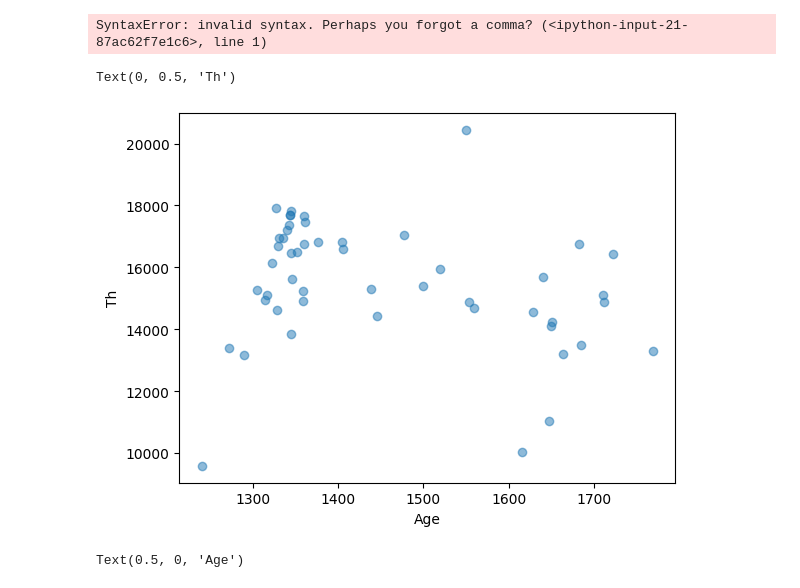
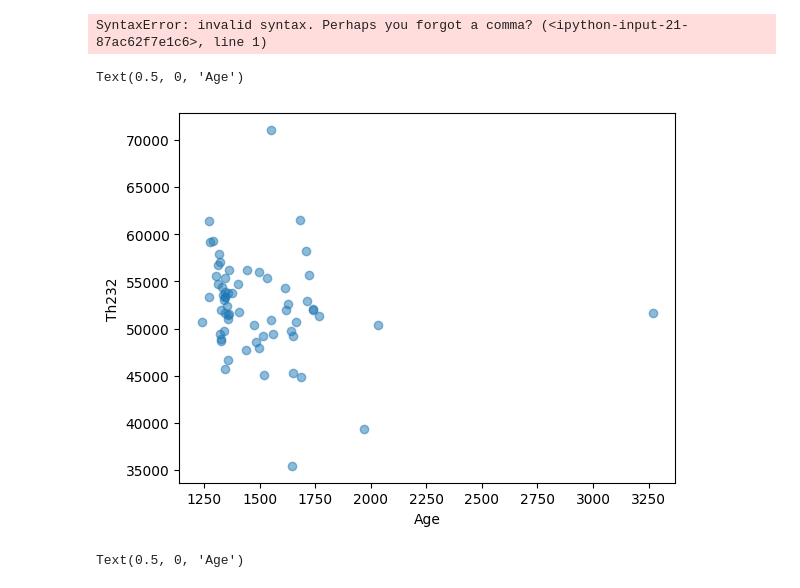
Before and after one commit to Neersha/Machine-learning, a Jupyter notebook: Monazite_Machine_Learning_python.ipynb, the cells around one changed output. Drawn from its saved outputs; the diff is of its cells as text; code cells hidden in the pictures.

```diff
--- a/Monazite_Machine_Learning_python.ipynb
+++ b/Monazite_Machine_Learning_python.ipynb
@@ -1273,6 +1273,6 @@ import pandas as pd
 import matplotlib.pyplot as plt
 import seaborn as sns
 # %%
-df1=pd.read_excel("sciadv.abm2689_data_s1.xlsx")
+df1=pd.read_excel("PCA.xlsx")
 df1.head()
 # %% [output]
@@ -1461,12 +1439,13 @@ plt.scatter(df.206/238, df.Th)
 # %% [output]
 SyntaxError: invalid syntax. Perhaps you forgot a comma? (<ipython-input-21-87ac62f7e1c6>, line 1)
 # %%
-plt.scatter(df.Age, df.Th, alpha=0.5)
+plt.scatter(df1.Age, df1.Th232, alpha=0.5)
 plt.xlabel("Age")
-plt.ylabel("Th")
+plt.ylabel("Th232")
+plt.xlabel("Age")
 # %% [output]
-Text(0, 0.5, 'Th')
+Text(0.5, 0, 'Age')
-[figure, old version]
+[figure, new version]
 # %%
 plt.xlabel("Age")
 # %% [output]
```
Also changed, not shown: parts of 21 cells of this notebook.
